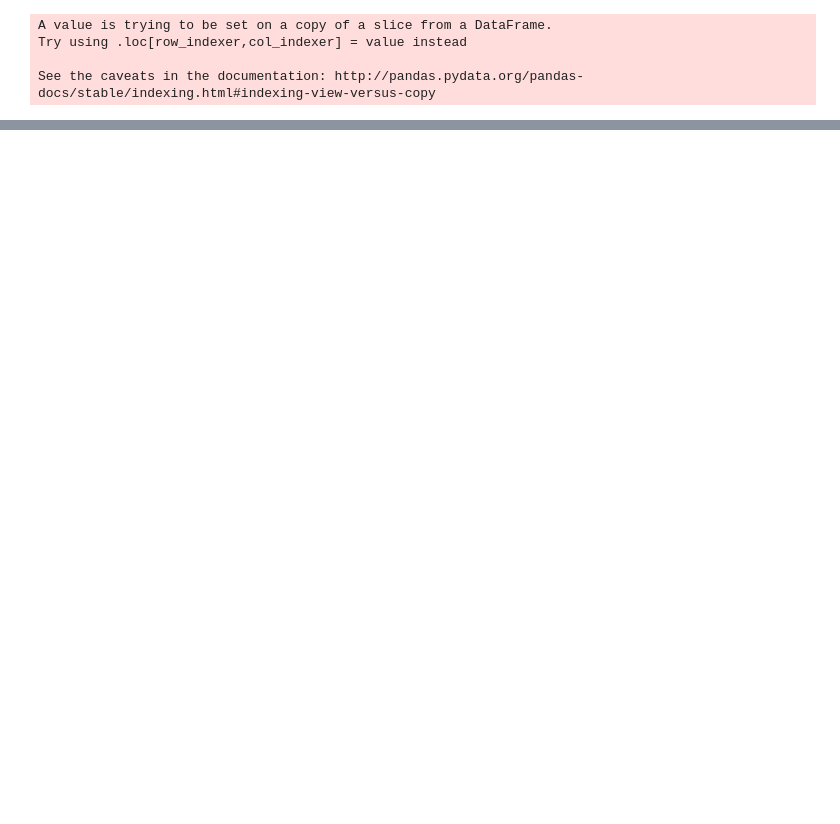
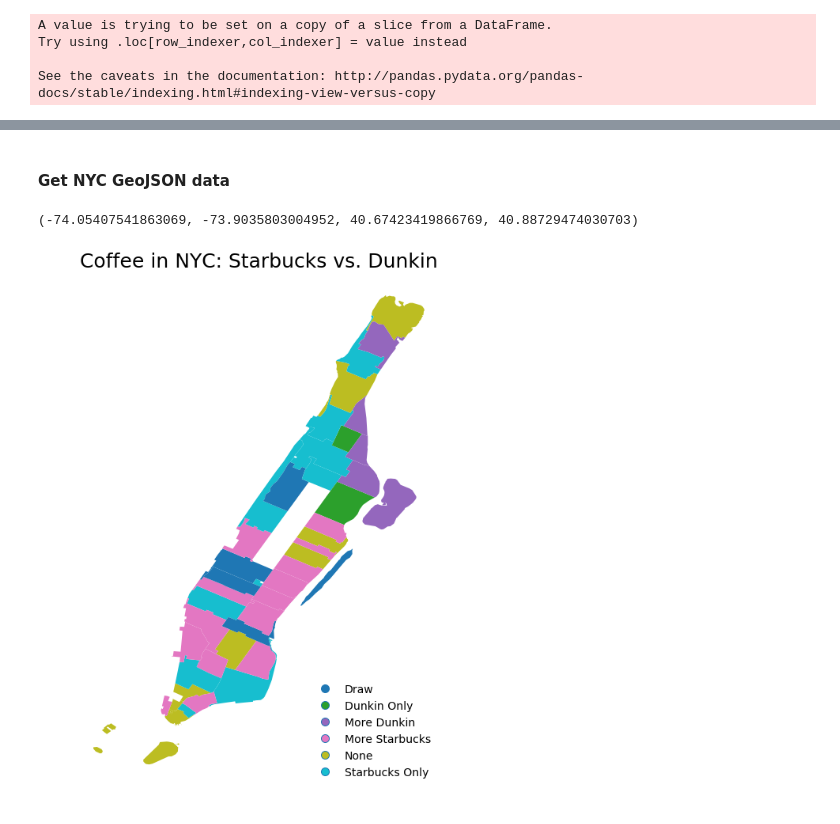
Before and after one commit to BrandonEmmerich/google_maps, a Jupyter notebook: analysis/Coffee In Manhattan.ipynb, the cells around one changed output, grey strips where cells are left out. Drawn from its saved outputs; the diff is of its cells as text; code cells hidden in the pictures; blank space fills up the shorter version.

```diff
--- a/analysis/Coffee In Manhattan.ipynb
+++ b/analysis/Coffee In Manhattan.ipynb
@@ -121,0 +213,43 @@ Follow Up Questions:
+# %% [markdown]
+#### Get NYC GeoJSON data
+# %%
+%matplotlib inline
+import pandas as pd
+import numpy as np
+import matplotlib.pyplot as plt
+import geopandas as gpd
+
+url_nyc_geojson = 'http://data.beta.nyc//dataset/3bf5fb73-edb5-4b05-bb29-7c95f4a727fc/resource/6df127b1-6d04-4bb7-b983-07402a2c3f90/download/f4129d9aa6dd4281bc98d0f701629b76nyczipcodetabulationareas.geojson'
+map_df = gpd.read_file(url_nyc_geojson)
+manhattan_zip_codes = ['10026', '10027', '10030', '10037', '10039', '10001', '10011', '10018',
+'10019', '10020', '10036', '10029', '10035', '10010', '10016', '10017', '10022', '10012', '10013', '10014',
+'10004', '10005', '10006', '10007', '10038', '10280', '10002', '10003', '10009', '10021', '10028',
+'10044', '10065', '10075', '10128', '10023', '10024', '10025', '10031', '10032', '10033', '10034', '10040']
+
+manhattan_df = map_df[map_df['postalCode'].isin(manhattan_zip_codes)]
+# %%
+ax = manhattan_df\
+    .set_index('postalCode')\
+    .join(df_coffee.set_index('zip_code'))\
+    .fillna('None')\
+    .plot(
+        column = 'status',
+        figsize = (15,12),
+        legend = True,
+        legend_kwds={
+            'loc': 'lower right',
+            'fontsize': 14,
+            'frameon': False}
+)
+
+ax.set_title('Coffee in NYC: Starbucks vs. Dunkin', \
+              fontdict={'fontsize': '25',
+                        'fontweight' : '3'})
+ax.axis('off')
+
+plot = a
+fig = plot.get_figure()
+fig.savefig('competitor_proximity_curve.png')
+# %% [output]
+(-74.05407541863069, -73.9035803004952, 40.67423419866769, 40.88729474030703)
+[figure, added]
```
Also changed, not shown: parts of 7 cells of this notebook, 2 other files.
